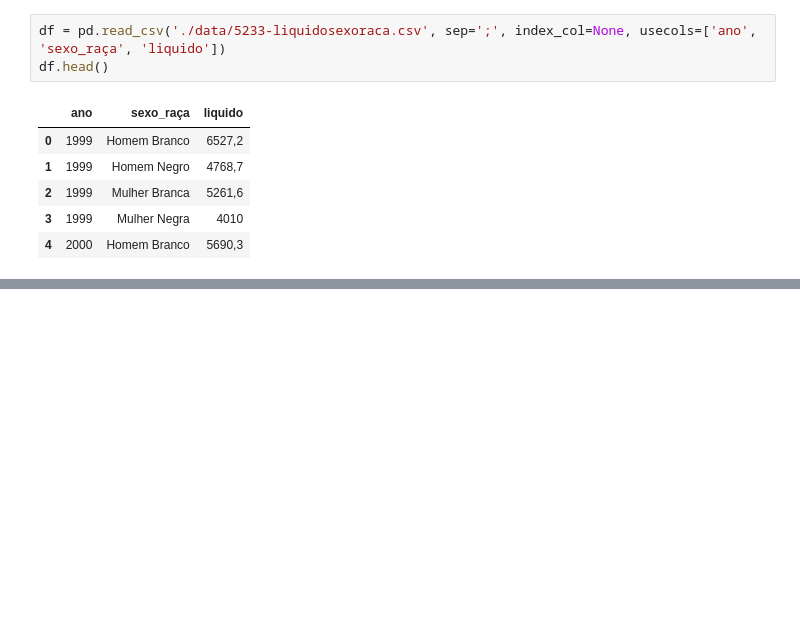
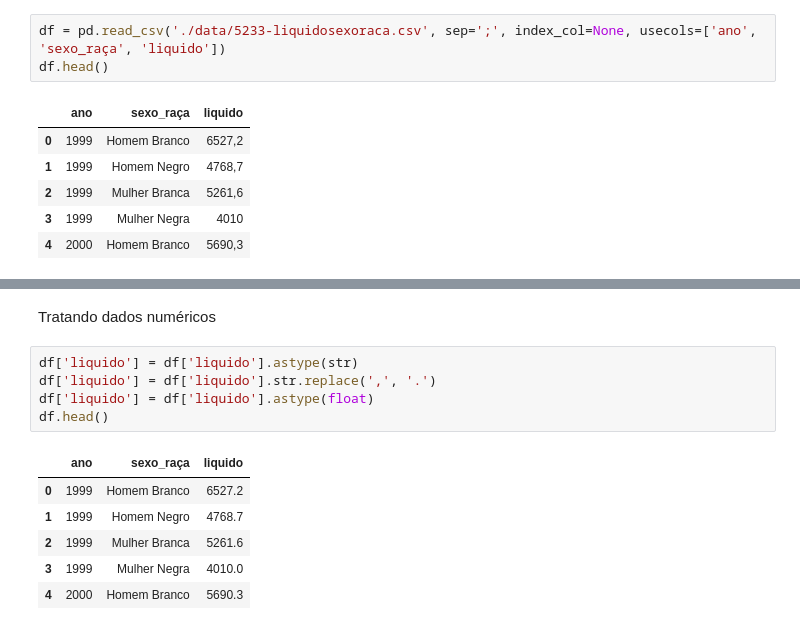
Before and after one commit to deborabastos/hacker_fiscalizacao, a Jupyter notebook: serviores.ipynb, the cells around one changed output, grey strips where cells are left out. Cells and saved outputs as stored; diff of their text form; blank space fills up the shorter version.

```diff
--- a/serviores.ipynb
+++ b/serviores.ipynb
@@ -46,0 +52,14 @@ df.head()
+# %% [markdown]
+Tratando dados numéricos
+# %%
+df['liquido'] = df['liquido'].astype(str)
+df['liquido'] = df['liquido'].str.replace(',', '.')
+df['liquido'] = df['liquido'].astype(float)
+df.head()
+# %% [output]
+|  | ano | sexo_raça | liquido |
+| 0 | 1999 | Homem Branco | 6527.2 |
+| 1 | 1999 | Homem Negro | 4768.7 |
+| 2 | 1999 | Mulher Branca | 5261.6 |
+| 3 | 1999 | Mulher Negra | 4010.0 |
+| 4 | 2000 | Homem Branco | 5690.3 |
```
Also changed, not shown: parts of 8 cells of this notebook, 1 other file.
